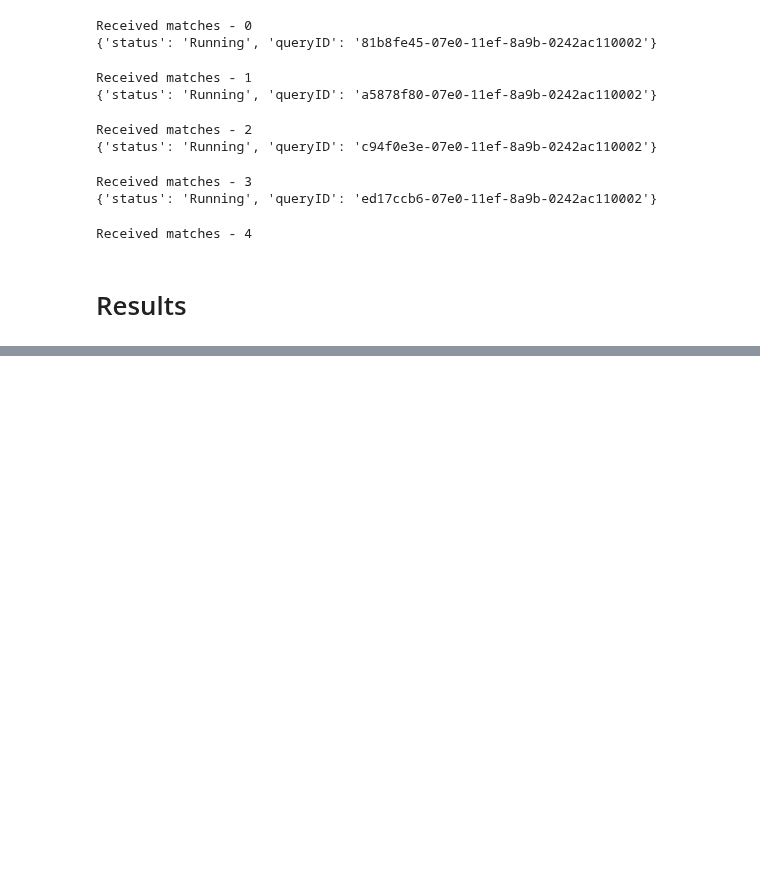
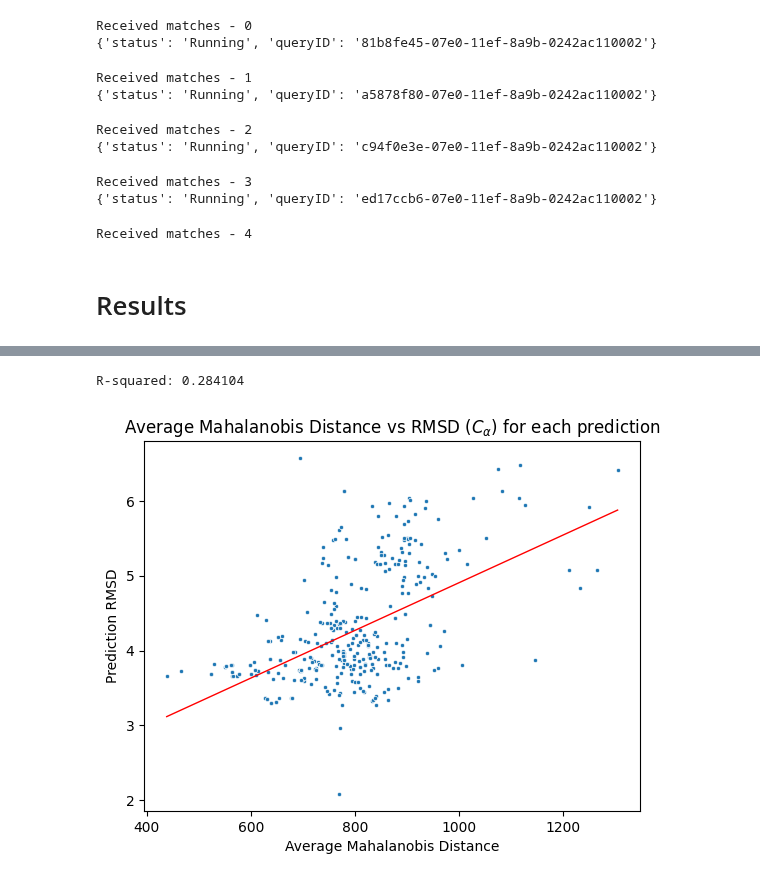
Before and after one commit to Musa-Azeem/protein-dihedral-visualization, a Jupyter notebook: multi-window.ipynb, the cells around one changed output, grey strips where cells are left out. Cells and saved outputs as stored; diff of their text form; code cells hidden in the pictures; blank space fills up the shorter version.

```diff
--- a/multi-window.ipynb
+++ b/multi-window.ipynb
@@ -518,0 +582,29 @@ xray_phi_psi.to_csv(outdir / f'xray_phi_psi_md-eps{eps}.csv', index=False)
+# %%
+# Compare rmsd and mahalanobis distance
+import matplotlib.pyplot as plt
+from scipy.stats import linregress
+
+def filter_and_sum(series):
+    series = series[series < series.quantile(0.75)]
+    return series.sum()
+
+def plot_md_vs_rmsd(rmsd_lim=np.inf, md_lim=np.inf):
+    results['Model'] = results['Model'].apply(lambda x: x.split('-')[0])
+    #group_maha = phi_psi_predictions.groupby(['protein_id'], as_index=False).sum(numeric_only=True)#.sort_values('mahalanobis_dist').set_index('protein_id').dropna()
+    group_maha = phi_psi_predictions.groupby('protein_id', as_index=False).agg({'md': filter_and_sum})
+    group_maha = group_maha.merge(results[['Model', 'RMS_CA']], left_on='protein_id', right_on='Model', how='inner')
+    group_maha = group_maha[(group_maha.RMS_CA < rmsd_lim) * (group_maha.md < md_lim)].dropna()
+    fig, ax = plt.subplots()
+    sns.scatterplot(data=group_maha, x='md', y='RMS_CA', ax=ax, marker='.', legend=False)
+    sns.regplot(data=group_maha, x='md', y='RMS_CA', ax=ax, ci=False, scatter=False, color='red', line_kws={'lw':1}, label='Regression Line')
+    ax.set_xlabel('Average Mahalanobis Distance')
+    ax.set_ylabel('Prediction RMSD')
+    ax.set_title(r'Average Mahalanobis Distance vs RMSD ($C_{\alpha}$) for each prediction')
+    regr = linregress(group_maha.md, group_maha.RMS_CA)
+    print(f"R-squared: {regr.rvalue**2:.6f}")
+plot_md_vs_rmsd(7)
+# ax.set_xlim((0.8,1.4))
+# ax.set_ylim((0,6))
+# %% [output]
+R-squared: 0.284104
+[figure, added]
```
Also changed, not shown: parts of 14 cells of this notebook, 2 other files.
